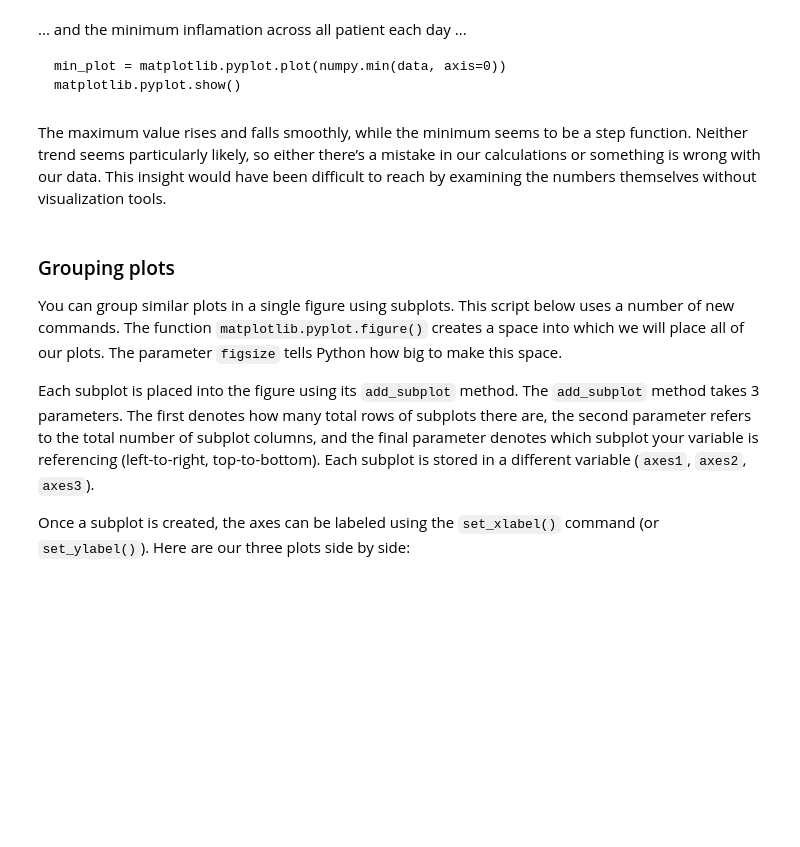
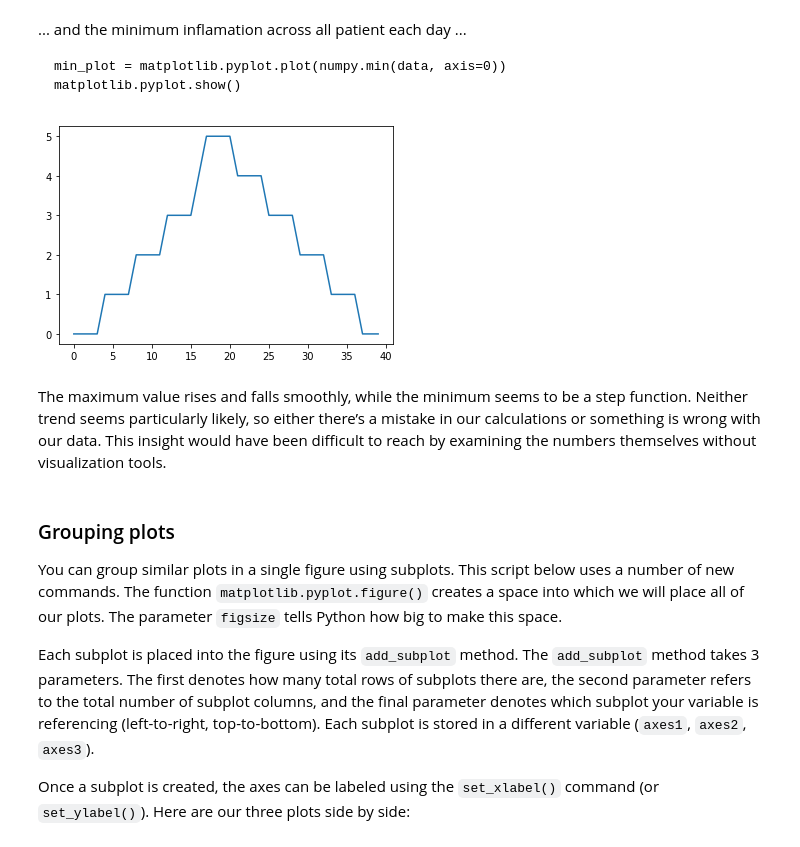
Before and after one commit to Jgazi/2019-07-24-intro-to-python-workshop, a Jupyter notebook: lessons/python/ep1-introduction.ipynb, the cells around one changed output. Saved outputs shown, nothing was run; the diff lists cells and outputs as text; code cells hidden in the pictures; blank space fills up the shorter version.

````diff
--- a/lessons/python/ep1-introduction.ipynb
+++ b/lessons/python/ep1-introduction.ipynb
@@ -553,6 +707,11 @@ max_plot = matplotlib.pyplot.plot(numpy.max(data, axis=0))
 min_plot = matplotlib.pyplot.plot(numpy.min(data, axis=0))
 matplotlib.pyplot.show()
 ```
+# %%
+min_plot = matplotlib.pyplot.plot(numpy.min(data, axis=0))
+matplotlib.pyplot.show()
+# %% [output]
+[figure, added]
 # %% [markdown]
 The maximum value rises and falls smoothly, while the minimum seems to be a step function. Neither trend seems particularly likely, so either there’s a mistake in our calculations or something is wrong with our data. This insight would have been difficult to reach by examining the numbers themselves without visualization tools.
 # %% [markdown]
````
Also changed, not shown: parts of 27 cells of this notebook.
